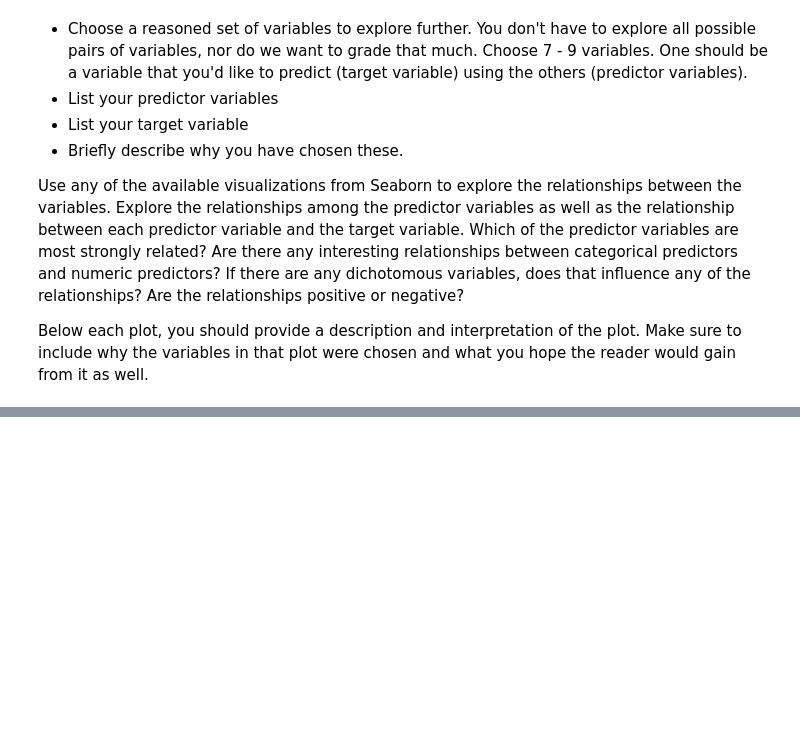
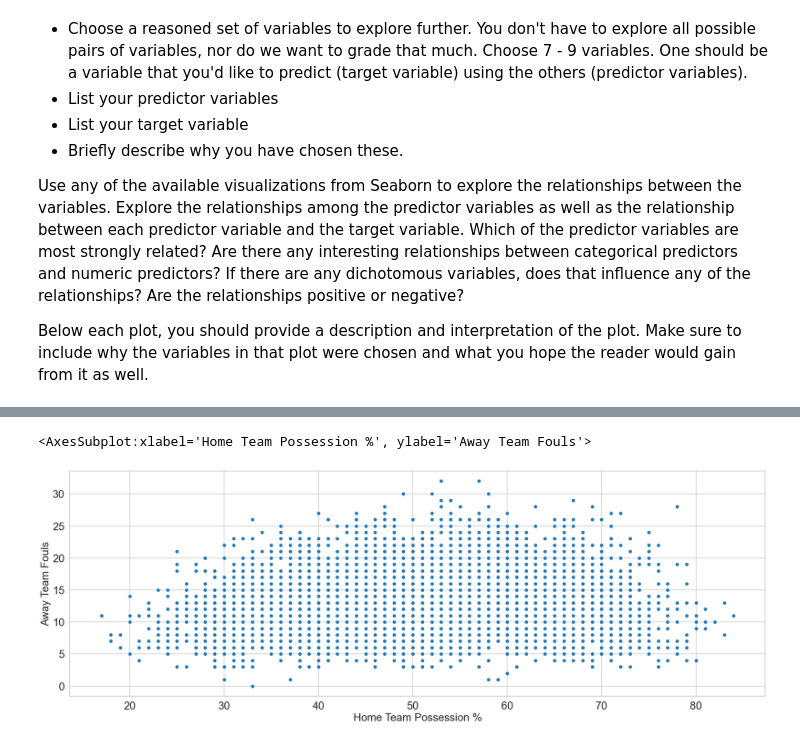
Before and after one commit to fordjackson26/CS5394Project2, a Jupyter notebook: Project02.ipynb, the cells around one changed output, grey strips where cells are left out. Saved outputs shown, nothing was run; the diff lists cells and outputs as text; code cells hidden in the pictures; blank space fills up the shorter version.

```diff
--- a/Project02.ipynb
+++ b/Project02.ipynb
@@ -1416,0 +2166,5 @@ Below each plot, you should provide a description and interpretation of the plot
+# %%
+sb.scatterplot("Home Team Possession %", "Away Team Fouls", data=chosenData)
+# %% [output]
+<AxesSubplot:xlabel='Home Team Possession %', ylabel='Away Team Fouls'>
+[figure, added]
```
Also changed, not shown: parts of 87 cells of this notebook, 14 other files.
